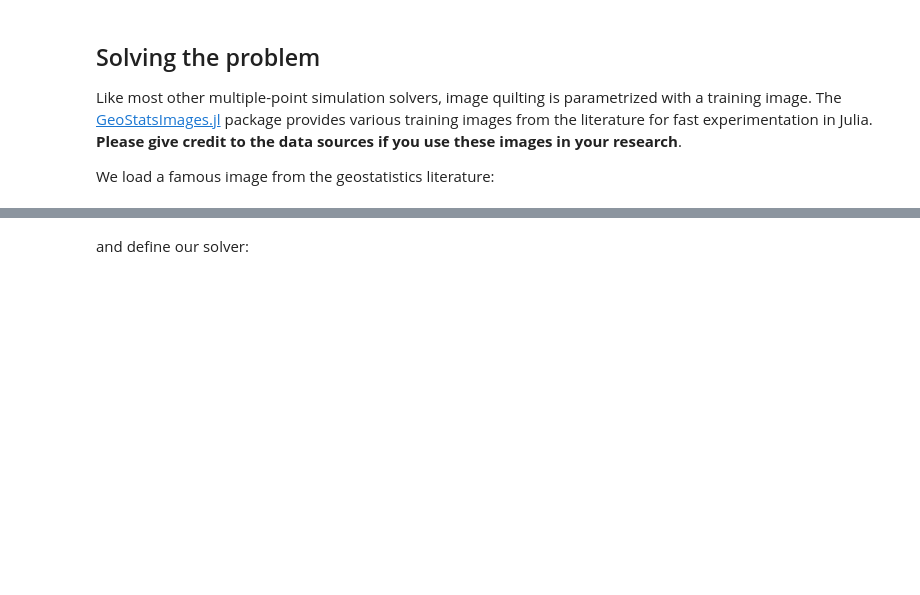
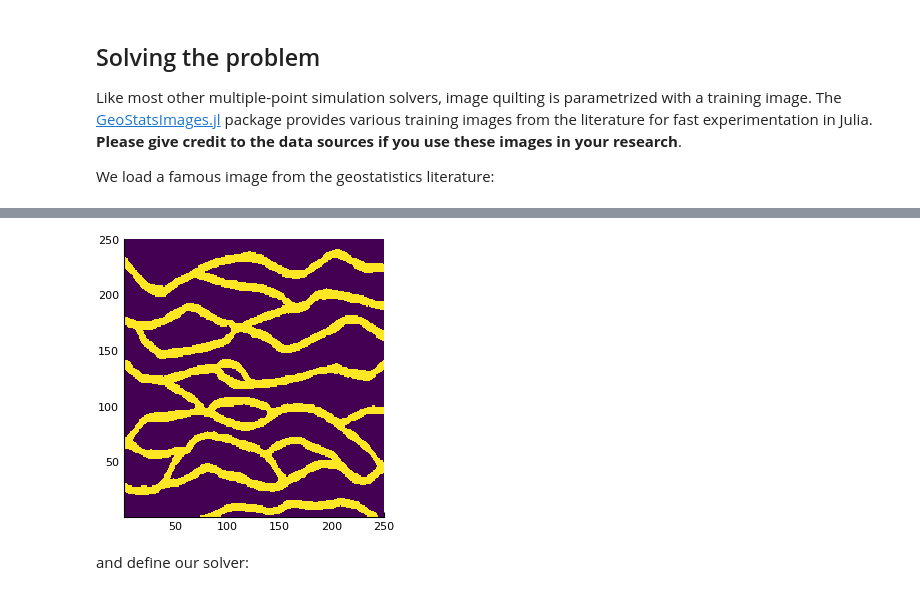
Before and after one commit to JuliaEarth/GeoStats.jl, a Jupyter notebook: examples/ImageQuilting.ipynb, the cells around one changed output, grey strips where cells are left out. Cells and saved outputs as stored; diff of their text form; code cells hidden in the pictures; blank space fills up the shorter version.

Commit message:
Update ImageQuilting.ipynb
Former-commit-id: bdf8afbcb72ee5cef7668e000d1ea5eaeaff2e2b

```diff
--- a/examples/ImageQuilting.ipynb
+++ b/examples/ImageQuilting.ipynb
@@ -61,5 +61,5 @@ using Plots; pyplot()
 
 TI = training_image("Strebelle")
 
-heatmap(TI[:,:,1]', color=:inferno, aspect_ratio=:equal)
+heatmap(TI[:,:,1]', c=:viridis, cbar=false, size=(300,300))
 # %% [output]
@@ -67,3 +66,4 @@ heatmap(TI[:,:,1]', color=:inferno, aspect_ratio=:equal)
+[figure, added]
 # %% [markdown]
 and define our solver:
 # %%
```
Also changed, not shown: parts of 3 cells of this notebook.
